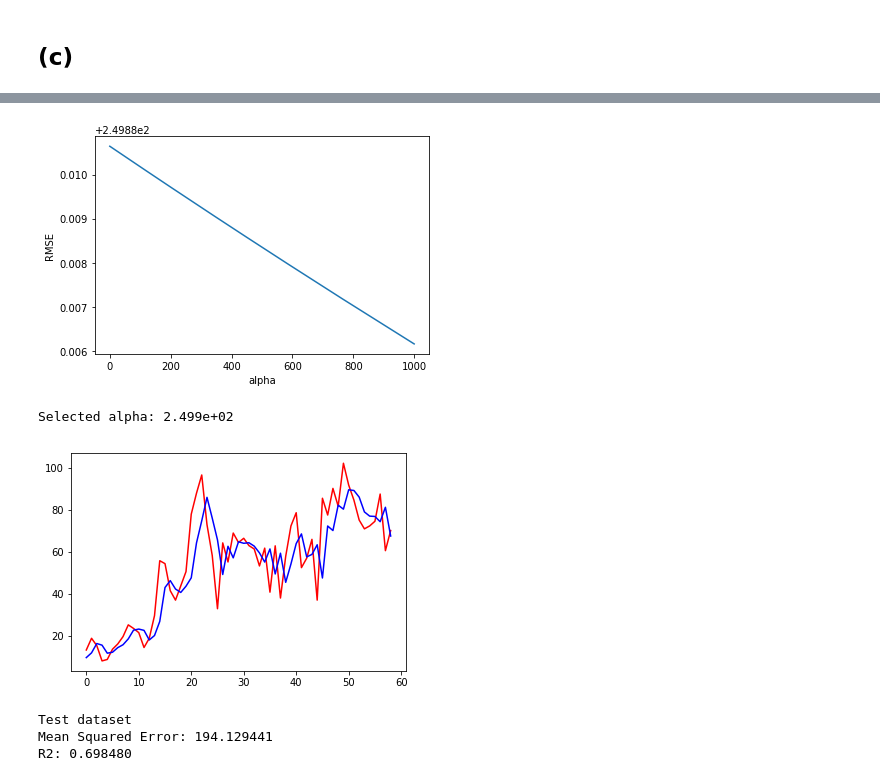
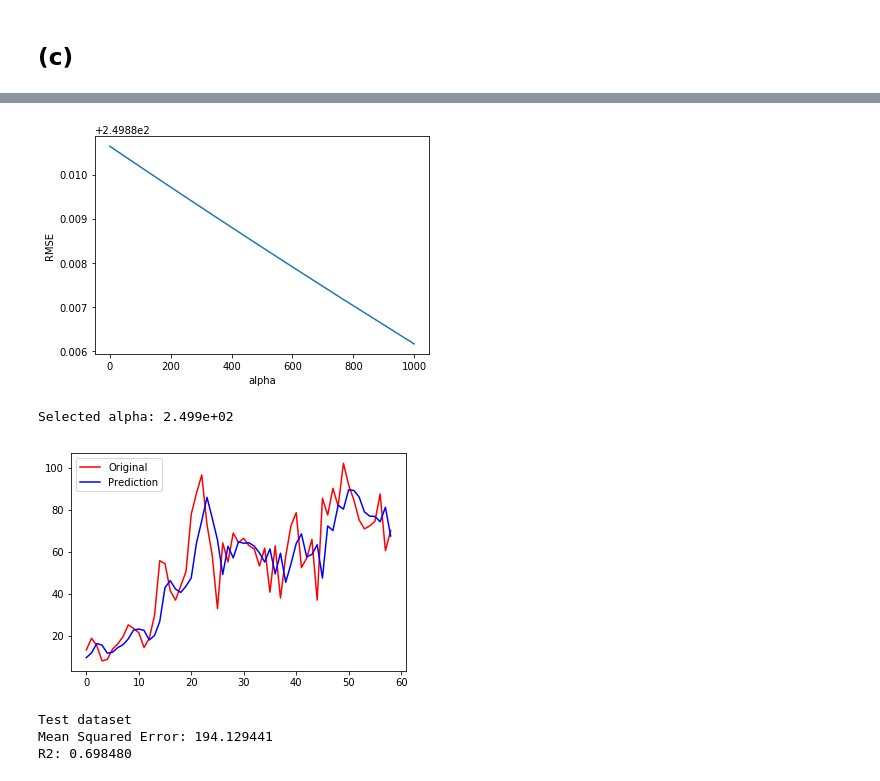
Before and after one commit to seoruosa/ia006_aprendizado-de-maquina_feec-unicamp, a Jupyter notebook: EFC/EFC1/sunspot.ipynb, the cells around one changed output, grey strips where cells are left out. Saved outputs shown, nothing was run; the diff lists cells and outputs as text; code cells hidden in the pictures.

```diff
--- a/EFC/EFC1/sunspot.ipynb
+++ b/EFC/EFC1/sunspot.ipynb
@@ -230,37 +244,41 @@ for alpha in ALPHA_LIST:
     error_kf=[]
     for train, test in kf.split(X_train):
         lrr.fit(X_train[train][:,selected_variables_corr[:,0].astype(int)],Y_train[train])
         error_kf.append(mean_squared_error(Y_train[test],lrr.predict(X_train[test][:,selected_variables_corr[:,0].astype(int)])))
     find_alpha.append([alpha, np.mean(error_kf)])
 
 find_alpha = np.array(find_alpha)
 
+# Plot the alpha x RMSE finded with cross validation strategy
 %matplotlib inline
 plt.plot(find_alpha[:,0],find_alpha[:,1])
 
 plt.xlabel('alpha')
 plt.ylabel('RMSE')
 plt.show()
 
 print("Selected alpha: %.3e" % min(find_alpha[:,1]))
-# best_predictor
+
+# train the Ridge Regression for all training data with the best alpha finded before
 lrr = Ridge(alpha=min(find_alpha[:,1]))
 lrr.fit(X_train[:,selected_variables_corr[:,0].astype(int)],Y_train)
 
 y_pred = lrr.predict(X_test[:,selected_variables_corr[:,0].astype(int)])
 
+#plot the original data and the predict one
 %matplotlib inline
 
-plt.plot(Y_test, color='red')
-plt.plot(y_pred, color='blue')
+plt.plot(Y_test, color='red', label='Original')
+plt.plot(y_pred, color='blue', label='Prediction')
+plt.legend()
 plt.show()
 
 print("Test dataset")
 print("Mean Squared Error: %f \nR2: %f" % (mean_squared_error(Y_test,y_pred), r2_score(Y_test,y_pred)))
 # %% [output]
 [figure]
 Selected alpha: 2.499e+02
-[figure, old version]
+[figure, new version]
 Test dataset
 Mean Squared Error: 194.129441
 R2: 0.698480
```
Also changed, not shown: parts of 12 cells of this notebook.
